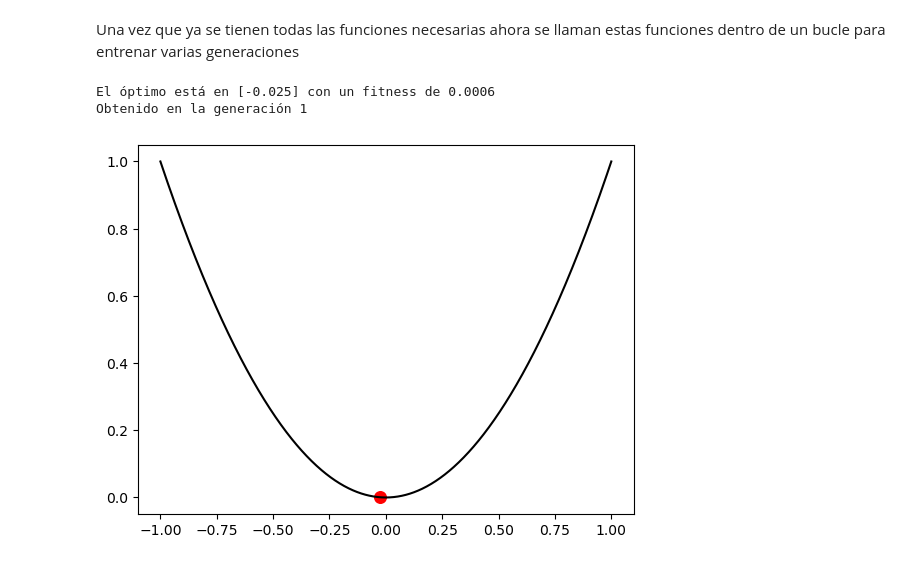
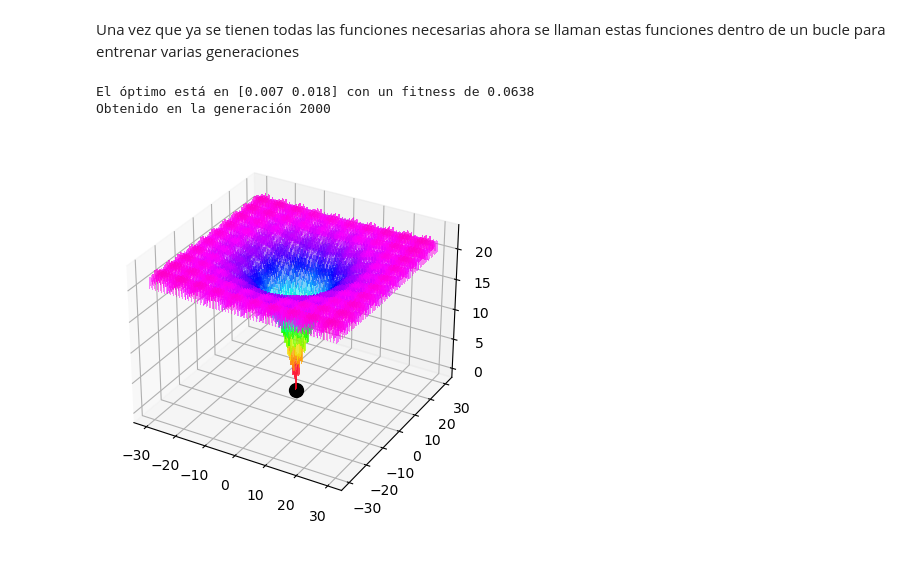
Before and after one commit to isaac0964/Algoritmos_Bioinspirados, a Jupyter notebook: Algoritmo_Genetico/AlgoritmoGeneticoND_GomezCanales_Bioinspirados.ipynb, the cells around one changed output. Cells and saved outputs as stored; diff of their text form; code cells hidden in the pictures.

```diff
--- a/Algoritmo_Genetico/AlgoritmoGeneticoND_GomezCanales_Bioinspirados.ipynb
+++ b/Algoritmo_Genetico/AlgoritmoGeneticoND_GomezCanales_Bioinspirados.ipynb
@@ -17,16 +15,3 @@ import random
-# %%
-# +++++++++++++++++++++++++++++++++++++ HIPERPARAMETROS +++++++++++++++++++++++++++++++++++++
-r_cross = 0.9
-r_mut= 0.25
-resolucion = 16  # Resolución de bits con la que se trabajará
-n_dims = 1  # Número de dimensiones
-n_part = 100  # Número de particulas
-max_gen = 200  # Numero maximo de generaciones
-rango = [[-1, 1]]
-f_obj = f.f_spherical
-seleccion = []
-mutacion = []
-cruzamiento = []
 # %% [markdown]
 ## Implementación de funciones
 # %% [markdown]
@@ -164,3 +151,17 @@ def cross_mut(pop_nueva):
+# %%
+# +++++++++++++++++++++++++++++++++++++ HIPERPARAMETROS +++++++++++++++++++++++++++++++++++++
+r_cross = 0.9
+r_mut= 0.25
+resolucion = 16  # Resolución de bits con la que se trabajará
+n_dims = 2  # Número de dimensiones
+n_part = 1000  # Número de particulas
+max_gen = 2000  # Numero maximo de generaciones
+rango = [[-30, 30]]
+f_obj = f.f_ackley
+
+seleccion = []
+mutacion = []
+cruzamiento = []
 # %% [markdown]
 ## Implementación del algoritmo
 # %% [markdown]
@@ -176,37 +177,38 @@ gen = 0
 tol = 1e-3
 # Definimos un mejor fitness grande para iniciar el algoritmo
 mejor_fitness= np.infty
 
 # Seguir con el algoritmo mientra sean menos de 100 generaciones o el fitness sea menor a 0.001
 while((mejor_fitness > tol) and (gen < max_gen)):
     # Primero se convierte la población en binario a entero
     pop_int = bin2int(pop)
     # Luego se mapean esos enteros al rango dado
     pop_decoded = mapeo(pop_int, rango=rango)
     # Se evalua el fitness de la población
     pop_fitness = eval_fitness(f_obj, pop_decoded)
     # Obtener el mejor fitness de la poblacion
     mejor_fitness_pop = np.min(pop_fitness)
     # Si el mejor fitness de la poblacion es menor al mejor fitness global se actualiza este
     if mejor_fitness_pop < mejor_fitness:
         mejor_fitness = mejor_fitness_pop
         # Obtener la particula con el mejor fitness
         part_opt = pop[np.argmin(pop_fitness)]
         decoded_opt = mapeo(bin2int([part_opt]), rango=rango)[0]
-        fitness_opt = eval_fitness(f_obj, mapeo(bin2int([part_opt]), rango=rango))[0]
+        #fitness_opt = eval_fitness(f_obj, mapeo(bin2int([part_opt]), rango=rango))[0]
     # Se realiza la seleccion por torneo
     pop_nueva = torneo(pop, pop_fitness)
     # Se realiza el cruzamiento y mutacion, esta será la nueva población
     pop = cross_mut(pop_nueva)
     gen += 1
 
 # Una vez concluido el algoritmo se muestran los resultados
-print(f"El óptimo está en {np.around(decoded_opt, 3)} con un fitness de {fitness_opt:0.4f}")
+print(f"El óptimo está en {np.around(decoded_opt, 3)} con un fitness de {mejor_fitness:0.4f}")
 print(f"Obtenido en la generación {gen}")
 
-# Graficar la funcion con su minimo
-f.graficar(f_obj, rango=rango, n_dims=n_dims, min=list(decoded_opt)+[fitness_opt])
+# Graficar la funcion con su minimo menos para colville
+if f_obj != f.f_colville:
+    f.graficar(f_obj, rango=rango, n_dims=n_dims, min=list(decoded_opt)+[mejor_fitness])
 # %% [output]
-El óptimo está en [-0.025] con un fitness de 0.0006
-Obtenido en la generación 1
+El óptimo está en [0.007 0.018] con un fitness de 0.0638
+Obtenido en la generación 2000
-[figure, old version]
+[figure, new version]
```
Also changed, not shown: parts of 4 cells of this notebook, 1 other file.
